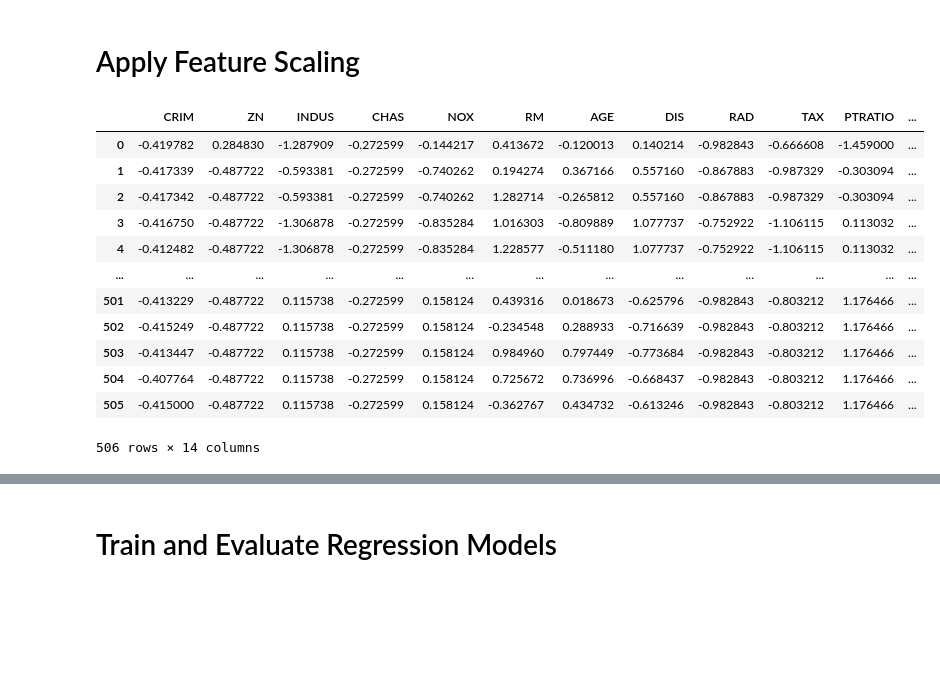
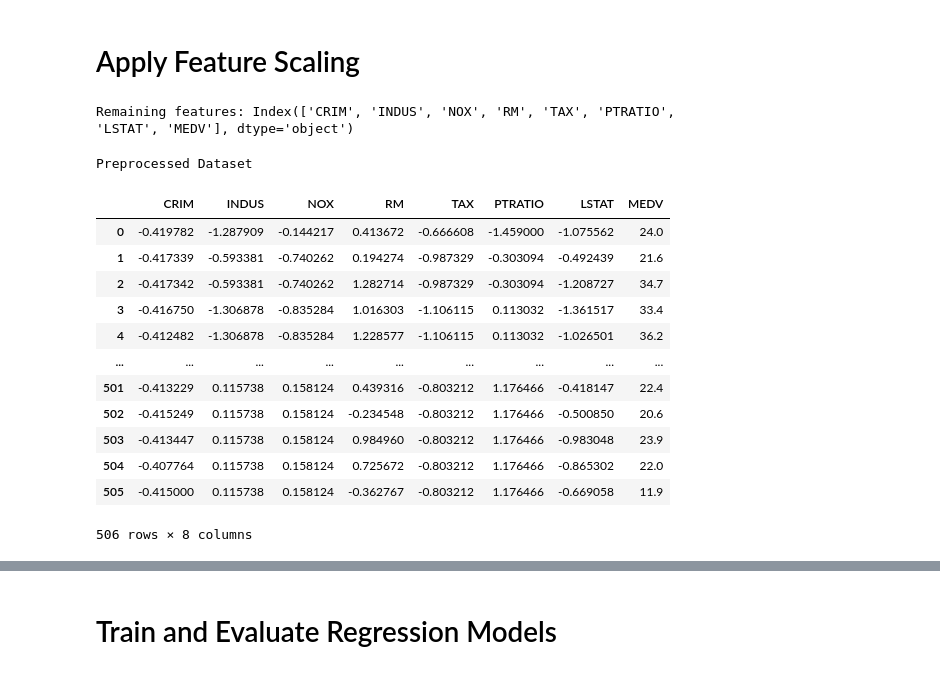
Before and after one commit to Wrudra/CSE-445-Machine-Learning-Assignment-1-Spring-2025, a Jupyter notebook: boston-housing-cse445-assignment.ipynb, the cells around one changed output, grey strips where cells are left out. Cells and saved outputs as stored; diff of their text form; code cells hidden in the pictures; blank space fills up the shorter version.

```diff
--- a/boston-housing-cse445-assignment.ipynb
+++ b/boston-housing-cse445-assignment.ipynb
@@ -167,27 +147,42 @@ MEDV     0.249929 -0.381626 -0.468536 -0.507787  0.333461 -0.737663  1.000000
 # %% [markdown]
 # Apply Feature Scaling
+# %%
+# Drop irrelevant features based on correlation matrix
+features_to_drop = ['CHAS', 'AGE', 'DIS', 'RAD', 'B', 'ZN']
+df.drop(columns=features_to_drop, inplace=True)
+
+# Verify the remaining features
+print(f"Remaining features: {df.columns}")
+# %% [output]
+Remaining features: Index(['CRIM', 'INDUS', 'NOX', 'RM', 'TAX', 'PTRATIO', 'LSTAT', 'MEDV'], dtype='object')
 # %%
+# Update feature_names to reflect the remaining columns
+feature_names = df.columns.drop('MEDV')  # Exclude the target variable 'MEDV'
+
 # Initialize the StandardScaler
 scaler = StandardScaler()
 
-# Fit and transform the entire dataset (excluding the target variable if it exists)
-df = pd.DataFrame(scaler.fit_transform(df), columns=df.columns)
+# Fit and transform only the feature columns (excluding the target variable)
+df[feature_names] = scaler.fit_transform(df[feature_names])
 
+# Display the updated DataFrame
+print(f"\nPreprocessed Dataset")
 df
 # %% [output]
+Preprocessed Dataset
-|  | CRIM | ZN | INDUS | CHAS | NOX | RM | AGE | DIS | RAD | TAX | PTRATIO | ... |
-| 0 | -0.419782 | 0.284830 | -1.287909 | -0.272599 | -0.144217 | 0.413672 | -0.120013 | 0.140214 | -0.982843 | -0.666608 | -1.459000 | ... |
-| 1 | -0.417339 | -0.487722 | -0.593381 | -0.272599 | -0.740262 | 0.194274 | 0.367166 | 0.557160 | -0.867883 | -0.987329 | -0.303094 | ... |
-| 2 | -0.417342 | -0.487722 | -0.593381 | -0.272599 | -0.740262 | 1.282714 | -0.265812 | 0.557160 | -0.867883 | -0.987329 | -0.303094 | ... |
-| 3 | -0.416750 | -0.487722 | -1.306878 | -0.272599 | -0.835284 | 1.016303 | -0.809889 | 1.077737 | -0.752922 | -1.106115 | 0.113032 | ... |
-| 4 | -0.412482 | -0.487722 | -1.306878 | -0.272599 | -0.835284 | 1.228577 | -0.511180 | 1.077737 | -0.752922 | -1.106115 | 0.113032 | ... |
-| ... | ... | ... | ... | ... | ... | ... | ... | ... | ... | ... | ... | ... |
-| 501 | -0.413229 | -0.487722 | 0.115738 | -0.272599 | 0.158124 | 0.439316 | 0.018673 | -0.625796 | -0.982843 | -0.803212 | 1.176466 | ... |
-| 502 | -0.415249 | -0.487722 | 0.115738 | -0.272599 | 0.158124 | -0.234548 | 0.288933 | -0.716639 | -0.982843 | -0.803212 | 1.176466 | ... |
-| 503 | -0.413447 | -0.487722 | 0.115738 | -0.272599 | 0.158124 | 0.984960 | 0.797449 | -0.773684 | -0.982843 | -0.803212 | 1.176466 | ... |
-| 504 | -0.407764 | -0.487722 | 0.115738 | -0.272599 | 0.158124 | 0.725672 | 0.736996 | -0.668437 | -0.982843 | -0.803212 | 1.176466 | ... |
-| 505 | -0.415000 | -0.487722 | 0.115738 | -0.272599 | 0.158124 | -0.362767 | 0.434732 | -0.613246 | -0.982843 | -0.803212 | 1.176466 | ... |
+|  | CRIM | INDUS | NOX | RM | TAX | PTRATIO | LSTAT | MEDV |
+| 0 | -0.419782 | -1.287909 | -0.144217 | 0.413672 | -0.666608 | -1.459000 | -1.075562 | 24.0 |
+| 1 | -0.417339 | -0.593381 | -0.740262 | 0.194274 | -0.987329 | -0.303094 | -0.492439 | 21.6 |
+| 2 | -0.417342 | -0.593381 | -0.740262 | 1.282714 | -0.987329 | -0.303094 | -1.208727 | 34.7 |
+| 3 | -0.416750 | -1.306878 | -0.835284 | 1.016303 | -1.106115 | 0.113032 | -1.361517 | 33.4 |
+| 4 | -0.412482 | -1.306878 | -0.835284 | 1.228577 | -1.106115 | 0.113032 | -1.026501 | 36.2 |
+| ... | ... | ... | ... | ... | ... | ... | ... | ... |
+| 501 | -0.413229 | 0.115738 | 0.158124 | 0.439316 | -0.803212 | 1.176466 | -0.418147 | 22.4 |
+| 502 | -0.415249 | 0.115738 | 0.158124 | -0.234548 | -0.803212 | 1.176466 | -0.500850 | 20.6 |
+| 503 | -0.413447 | 0.115738 | 0.158124 | 0.984960 | -0.803212 | 1.176466 | -0.983048 | 23.9 |
+| 504 | -0.407764 | 0.115738 | 0.158124 | 0.725672 | -0.803212 | 1.176466 | -0.865302 | 22.0 |
+| 505 | -0.415000 | 0.115738 | 0.158124 | -0.362767 | -0.803212 | 1.176466 | -0.669058 | 11.9 |
-506 rows × 14 columns
+506 rows × 8 columns
 # %%
 # Plot histograms for all scaled features
 df.hist(figsize=(20, 15))
```
Also changed, not shown: parts of 12 cells of this notebook.
